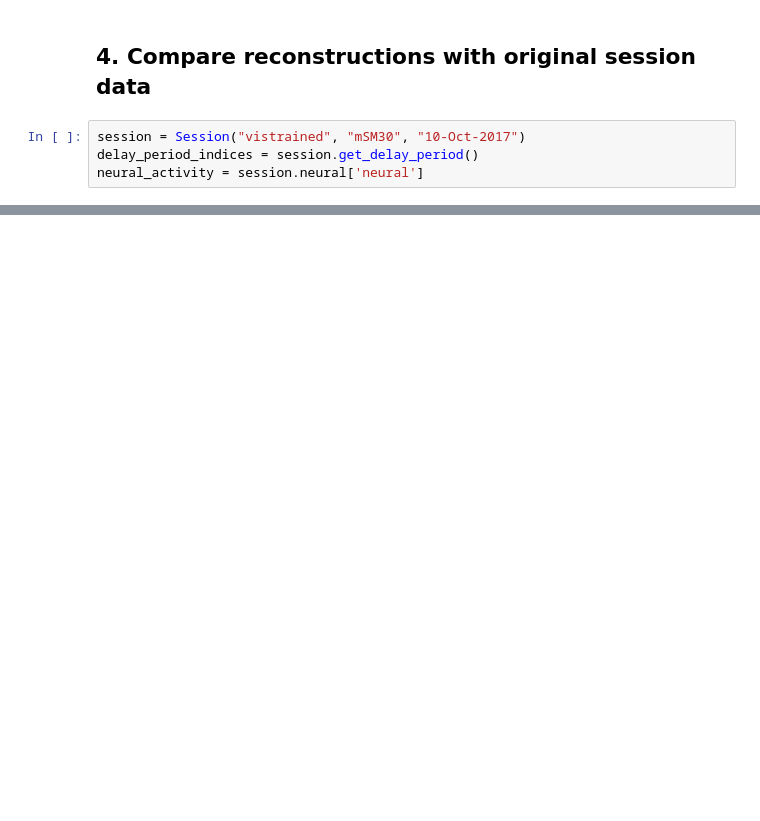
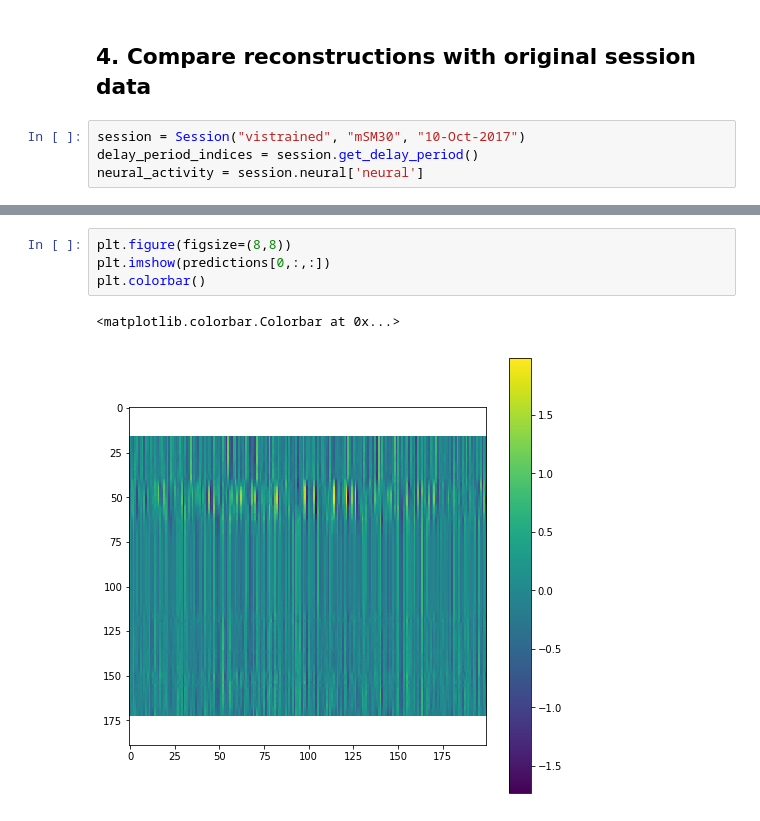
Before and after one commit to chingf/glm-hmm, a Jupyter notebook: 2019-09-25-testingbehavenet.ipynb, the cells around one changed output, grey strips where cells are left out. Saved outputs shown, nothing was run; the diff lists cells and outputs as text; blank space fills up the shorter version.

```diff
--- a/2019-09-25-testingbehavenet.ipynb
+++ b/2019-09-25-testingbehavenet.ipynb
@@ -159,6 +178,13 @@ def zscore(data):
     data -= np.mean(data, axis=(0,1))
     data /= np.std(data, axis=(0,1))
     return data
+# %%
+plt.figure(figsize=(8,8))
+plt.imshow(predictions[0,:,:])
+plt.colorbar()
+# %% [output]
+<matplotlib.colorbar.Colorbar at 0x...>
+[figure, added]
 # %%
 num_samples = 10
 test_trials = predictions_trials['test']
```
Also changed, not shown: parts of 8 cells of this notebook, 8 other files.
